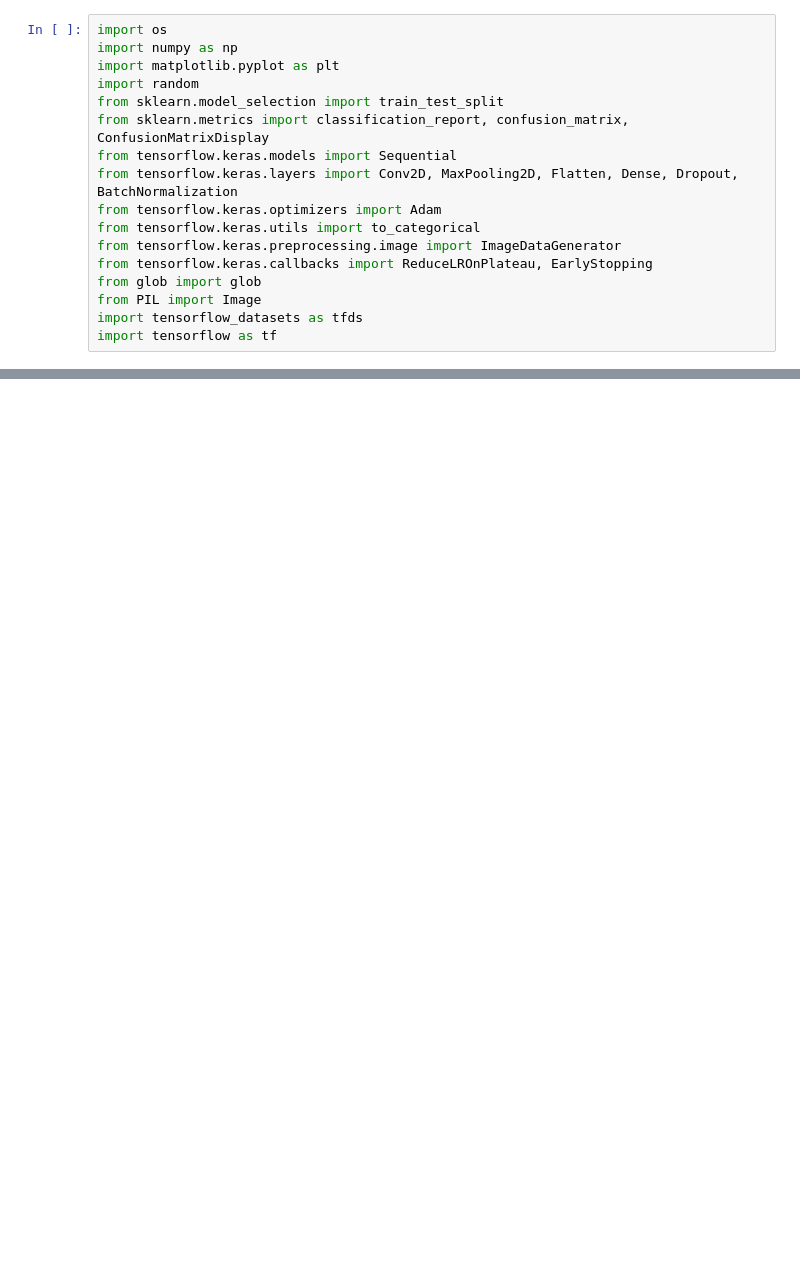
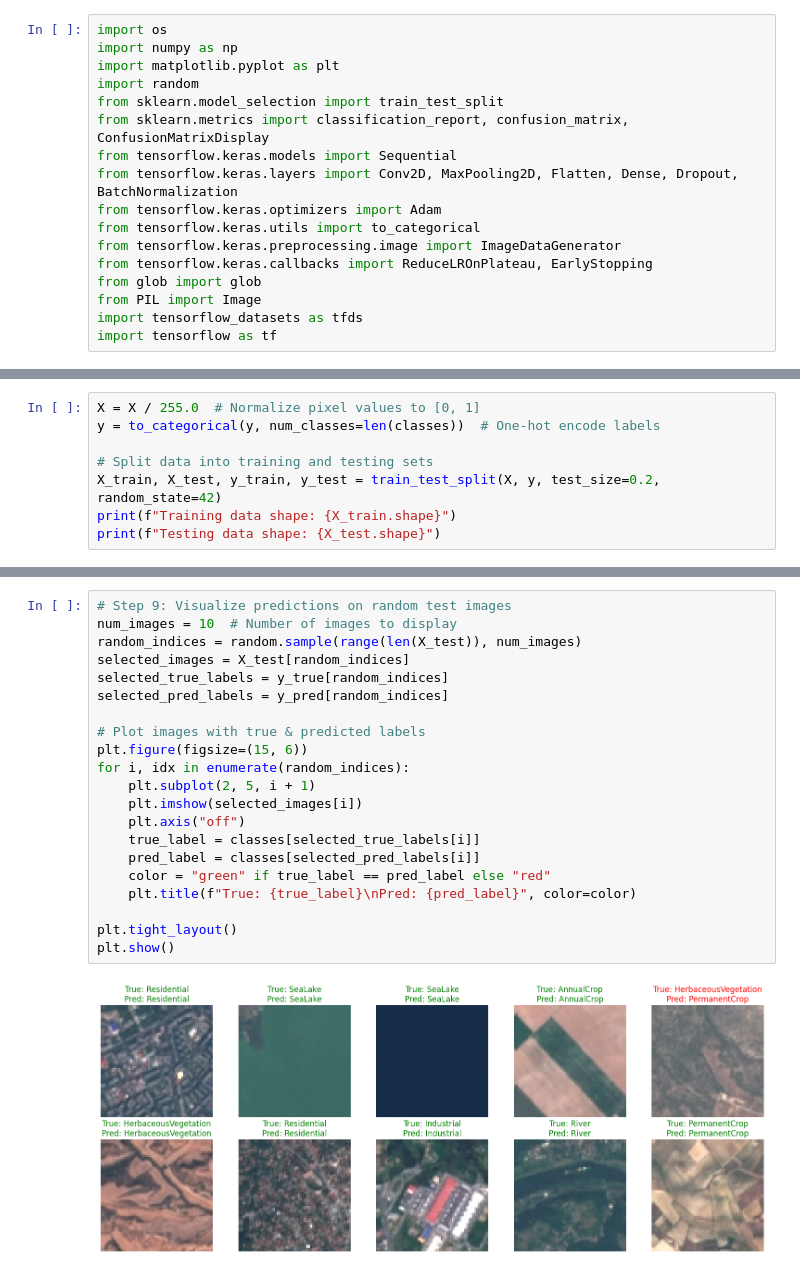
Before and after one commit to High-ren/Classification, a Jupyter notebook: code.ipynb, the cells around one changed output, grey strips where cells are left out. Saved outputs shown, nothing was run; the diff lists cells and outputs as text; blank space fills up the shorter version.

```diff
--- a/code.ipynb
+++ b/code.ipynb
@@ -41,2 +41,10 @@ Shuffling /root/tensorflow_datasets/eurosat/rgb/incomplete.7TTHU3_2.0.0/eurosat-
 Dataset eurosat downloaded and prepared to /root/tensorflow_datasets/eurosat/rgb/2.0.0. Subsequent calls will reuse this data.
 Loaded 27000 images across 10 classes.
+# %%
+X = X / 255.0  # Normalize pixel values to [0, 1]
+y = to_categorical(y, num_classes=len(classes))  # One-hot encode labels
+
+# Split data into training and testing sets
+X_train, X_test, y_train, y_test = train_test_split(X, y, test_size=0.2, random_state=42)
+print(f"Training data shape: {X_train.shape}")
+print(f"Testing data shape: {X_test.shape}")
@@ -42,0 +190,23 @@ Loaded 27000 images across 10 classes.
+# %%
+# Step 9: Visualize predictions on random test images
+num_images = 10  # Number of images to display
+random_indices = random.sample(range(len(X_test)), num_images)
+selected_images = X_test[random_indices]
+selected_true_labels = y_true[random_indices]
+selected_pred_labels = y_pred[random_indices]
+
+# Plot images with true & predicted labels
+plt.figure(figsize=(15, 6))
+for i, idx in enumerate(random_indices):
+    plt.subplot(2, 5, i + 1)
+    plt.imshow(selected_images[i])
+    plt.axis("off")
+    true_label = classes[selected_true_labels[i]]
+    pred_label = classes[selected_pred_labels[i]]
+    color = "green" if true_label == pred_label else "red"
+    plt.title(f"True: {true_label}\nPred: {pred_label}", color=color)
+
+plt.tight_layout()
+plt.show()
+# %% [output]
+[figure, added]
```
Also changed, not shown: parts of 8 cells of this notebook.
